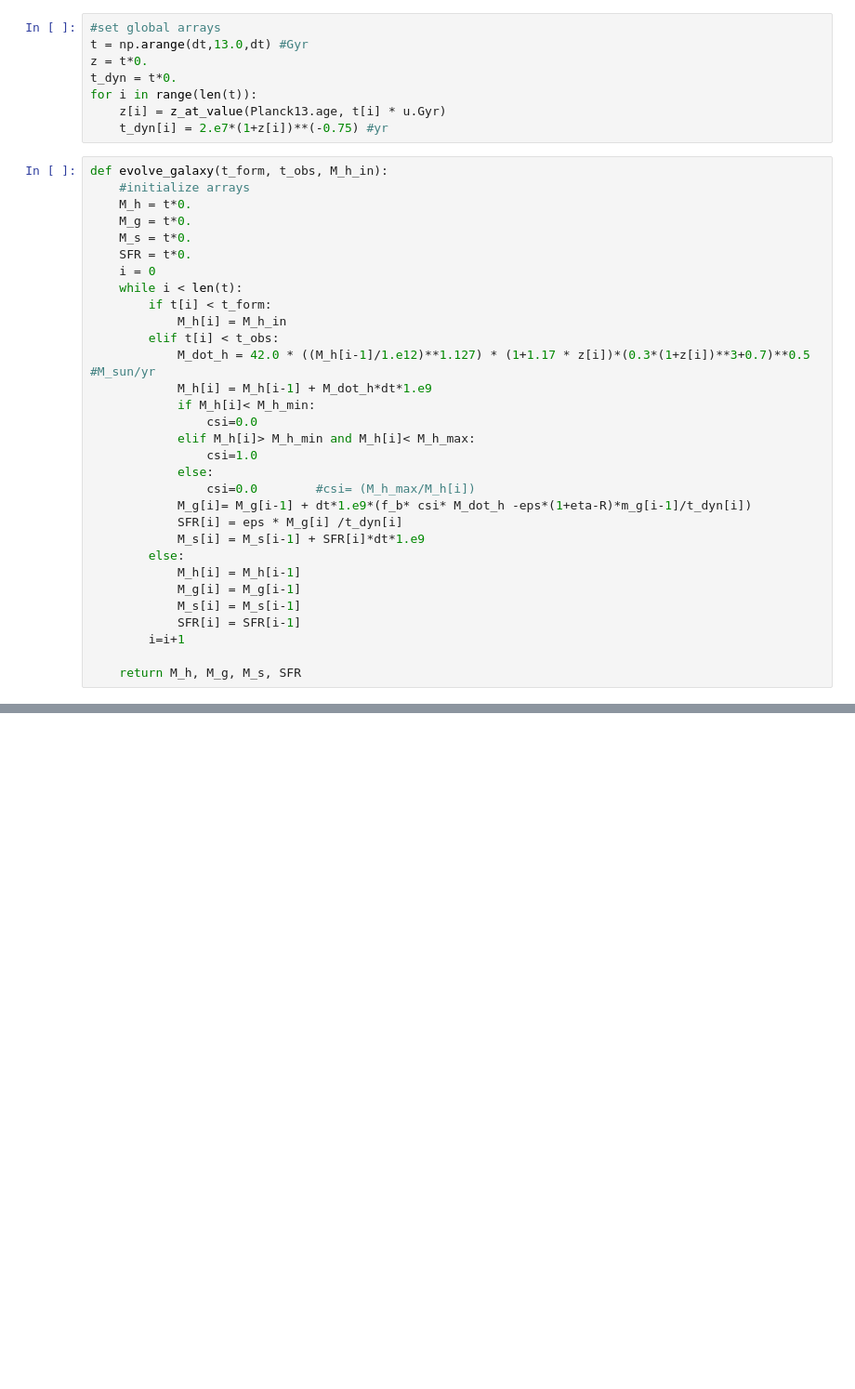
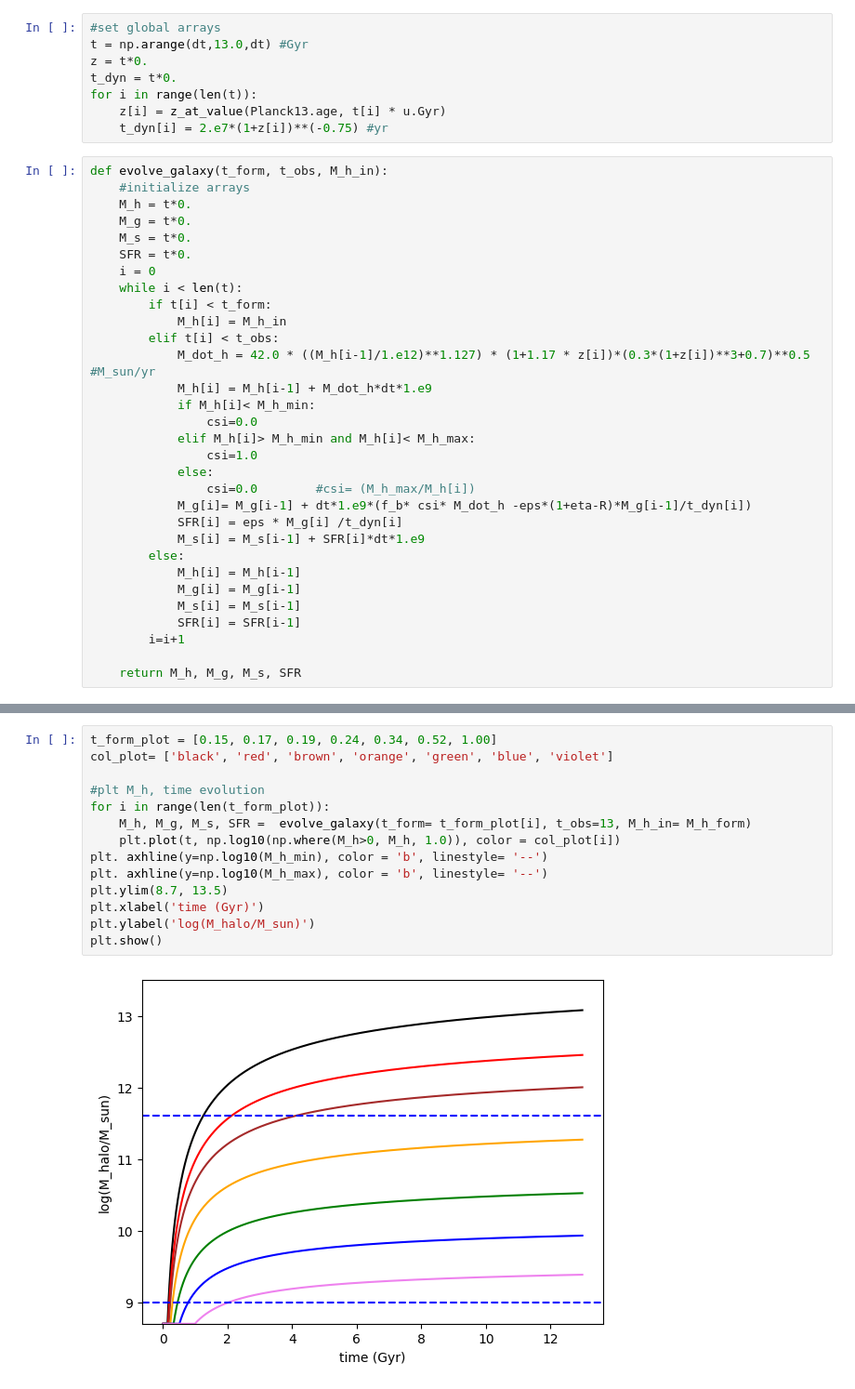
Before and after one commit to M-Bianchi/Laboratory_of_Data_Analysis, a Jupyter notebook: MainActivity/codice_classe.ipynb, the cells around one changed output, grey strips where cells are left out. Shown at 93% size. Saved outputs shown, nothing was run; the diff lists cells and outputs as text; blank space fills up the shorter version.

```diff
--- a/MainActivity/codice_classe.ipynb
+++ b/MainActivity/codice_classe.ipynb
@@ -43,7 +43,7 @@ def evolve_galaxy(t_form, t_obs, M_h_in):
                 csi=1.0
             else:
                 csi=0.0        #csi= (M_h_max/M_h[i])
-            M_g[i]= M_g[i-1] + dt*1.e9*(f_b* csi* M_dot_h -eps*(1+eta-R)*m_g[i-1]/t_dyn[i])
+            M_g[i]= M_g[i-1] + dt*1.e9*(f_b* csi* M_dot_h -eps*(1+eta-R)*M_g[i-1]/t_dyn[i])
             SFR[i] = eps * M_g[i] /t_dyn[i]
             M_s[i] = M_s[i-1] + SFR[i]*dt*1.e9
         else:
@@ -56,0 +66,16 @@ def evolve_galaxy(t_form, t_obs, M_h_in):
+# %%
+t_form_plot = [0.15, 0.17, 0.19, 0.24, 0.34, 0.52, 1.00]
+col_plot= ['black', 'red', 'brown', 'orange', 'green', 'blue', 'violet']
+
+#plt M_h, time evolution
+for i in range(len(t_form_plot)):
+    M_h, M_g, M_s, SFR =  evolve_galaxy(t_form= t_form_plot[i], t_obs=13, M_h_in= M_h_form)
+    plt.plot(t, np.log10(np.where(M_h>0, M_h, 1.0)), color = col_plot[i])
+plt. axhline(y=np.log10(M_h_min), color = 'b', linestyle= '--')
+plt. axhline(y=np.log10(M_h_max), color = 'b', linestyle= '--')
+plt.ylim(8.7, 13.5)
+plt.xlabel('time (Gyr)')
+plt.ylabel('log(M_halo/M_sun)')
+plt.show()
+# %% [output]
+[figure, added]
```
Also changed, not shown: parts of 1 cell of this notebook.
